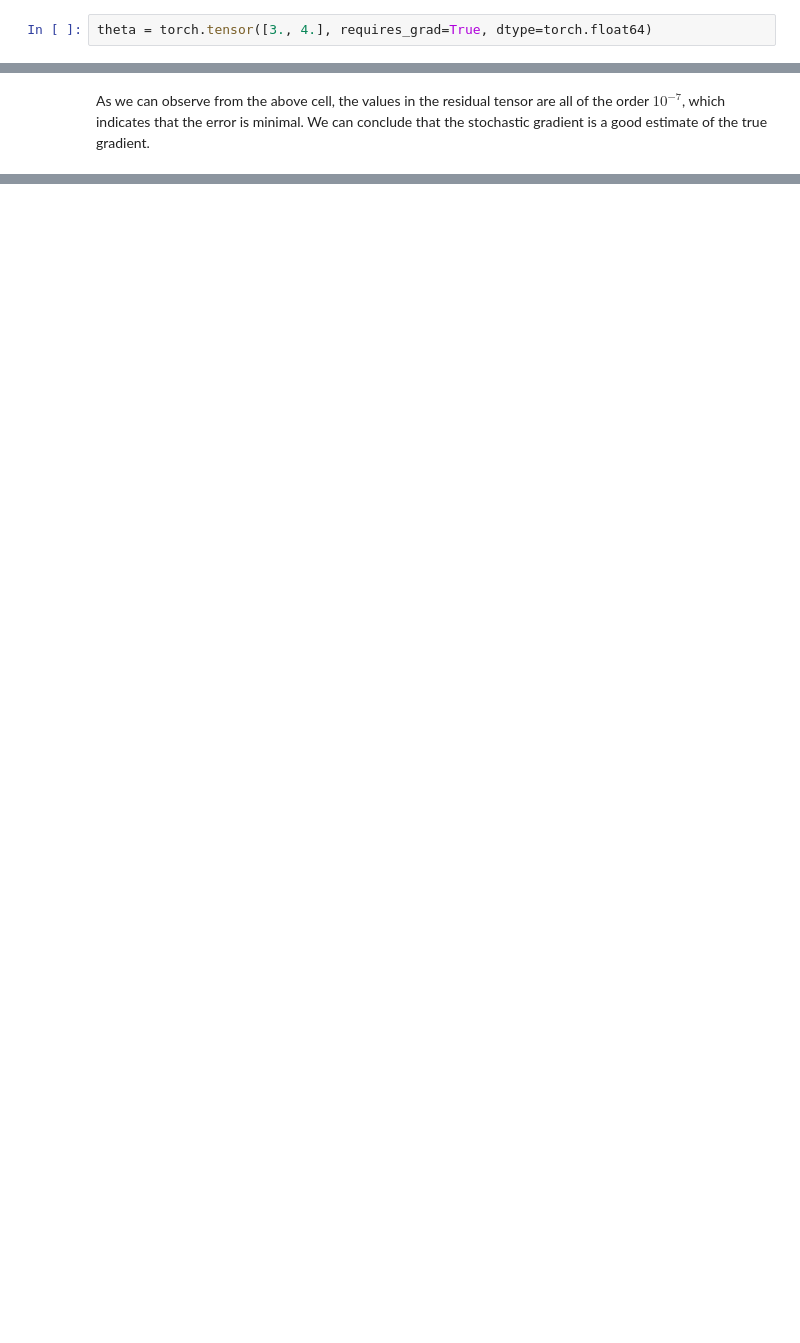
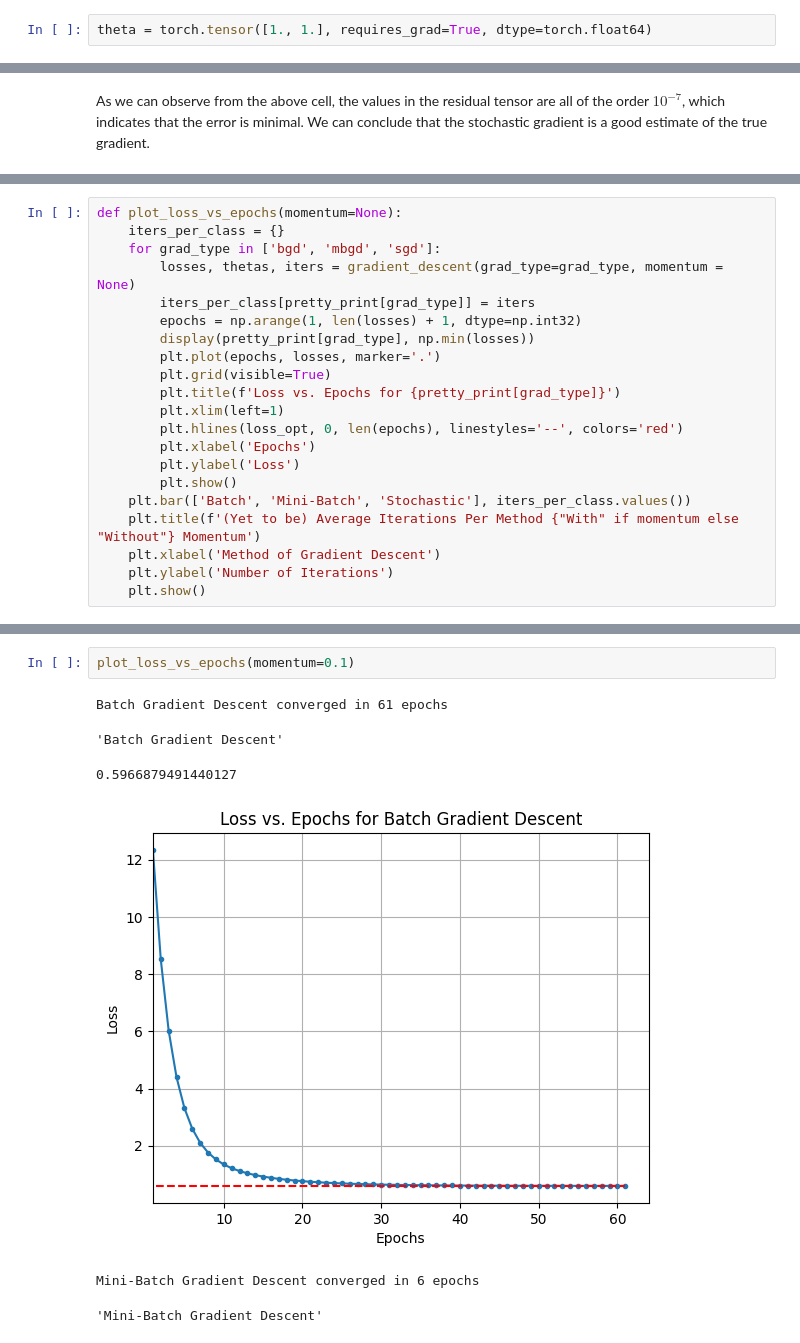
Before and after one commit to Karan-Gandhi/ES335-Assignment-2, a Jupyter notebook: task1.ipynb, the cells around one changed output, grey strips where cells are left out. Saved outputs shown, nothing was run; the diff lists cells and outputs as text; blank space fills up the shorter version.

Commit message:
momentum added, contour plots left

```diff
--- a/task1.ipynb
+++ b/task1.ipynb
@@ -18,7 +18,7 @@ f_x = 3*x1 + 4
 eps = np.random.randn(num_samples)
 y = f_x + eps
 # %%
-theta = torch.tensor([3., 4.], requires_grad=True, dtype=torch.float64)
+theta = torch.tensor([1., 1.], requires_grad=True, dtype=torch.float64)
 # %%
 x_tensor = torch.tensor(x1, dtype=torch.float64).reshape(-1, 1)
 X = torch.cat((torch.ones(x_tensor.shape), x_tensor), 1)
@@ -173,0 +176,21 @@ Stochastic Gradient Descent converged in 8 epochs
+# %%
+def plot_loss_vs_epochs(momentum=None):
+    iters_per_class = {}
+    for grad_type in ['bgd', 'mbgd', 'sgd']:
+        losses, thetas, iters = gradient_descent(grad_type=grad_type, momentum = None)
+        iters_per_class[pretty_print[grad_type]] = iters
+        epochs = np.arange(1, len(losses) + 1, dtype=np.int32)
+        display(pretty_print[grad_type], np.min(losses))
+        plt.plot(epochs, losses, marker='.')
+        plt.grid(visible=True)
+        plt.title(f'Loss vs. Epochs for {pretty_print[grad_type]}')
+        plt.xlim(left=1)
+        plt.hlines(loss_opt, 0, len(epochs), linestyles='--', colors='red')
+        plt.xlabel('Epochs')
+        plt.ylabel('Loss')
+        plt.show()
+    plt.bar(['Batch', 'Mini-Batch', 'Stochastic'], iters_per_class.values())
+    plt.title(f'(Yet to be) Average Iterations Per Method {"With" if momentum else "Without"} Momentum')
+    plt.xlabel('Method of Gradient Descent')
+    plt.ylabel('Number of Iterations')
+    plt.show()
@@ -173,0 +213,9 @@ Stochastic Gradient Descent converged in 8 epochs
+# %%
+plot_loss_vs_epochs(momentum=0.1)
+# %% [output]
+Batch Gradient Descent converged in 61 epochs
+'Batch Gradient Descent'
+0.5966879491440127
+[figure, added]
+Mini-Batch Gradient Descent converged in 6 epochs
+'Mini-Batch Gradient Descent'
```
Also changed, not shown: parts of 6 cells of this notebook.
